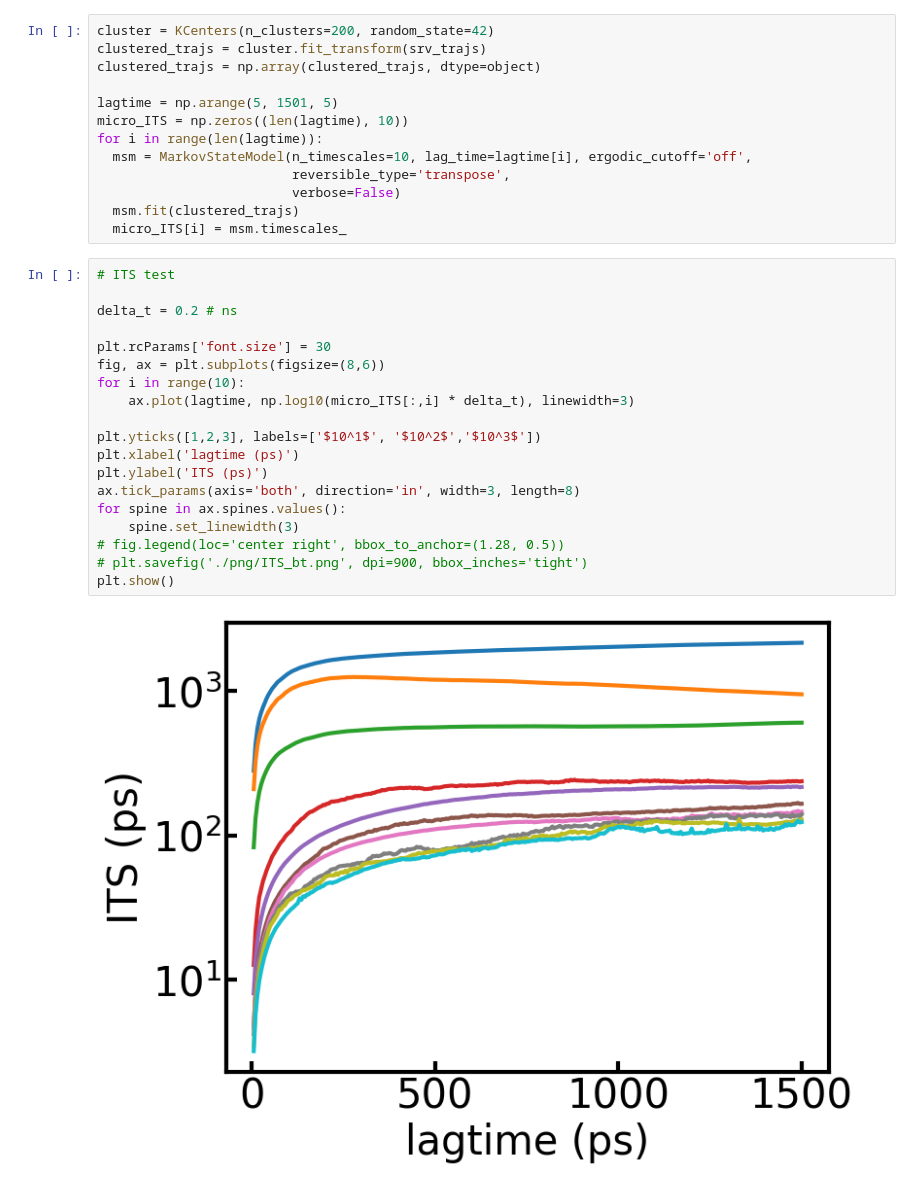
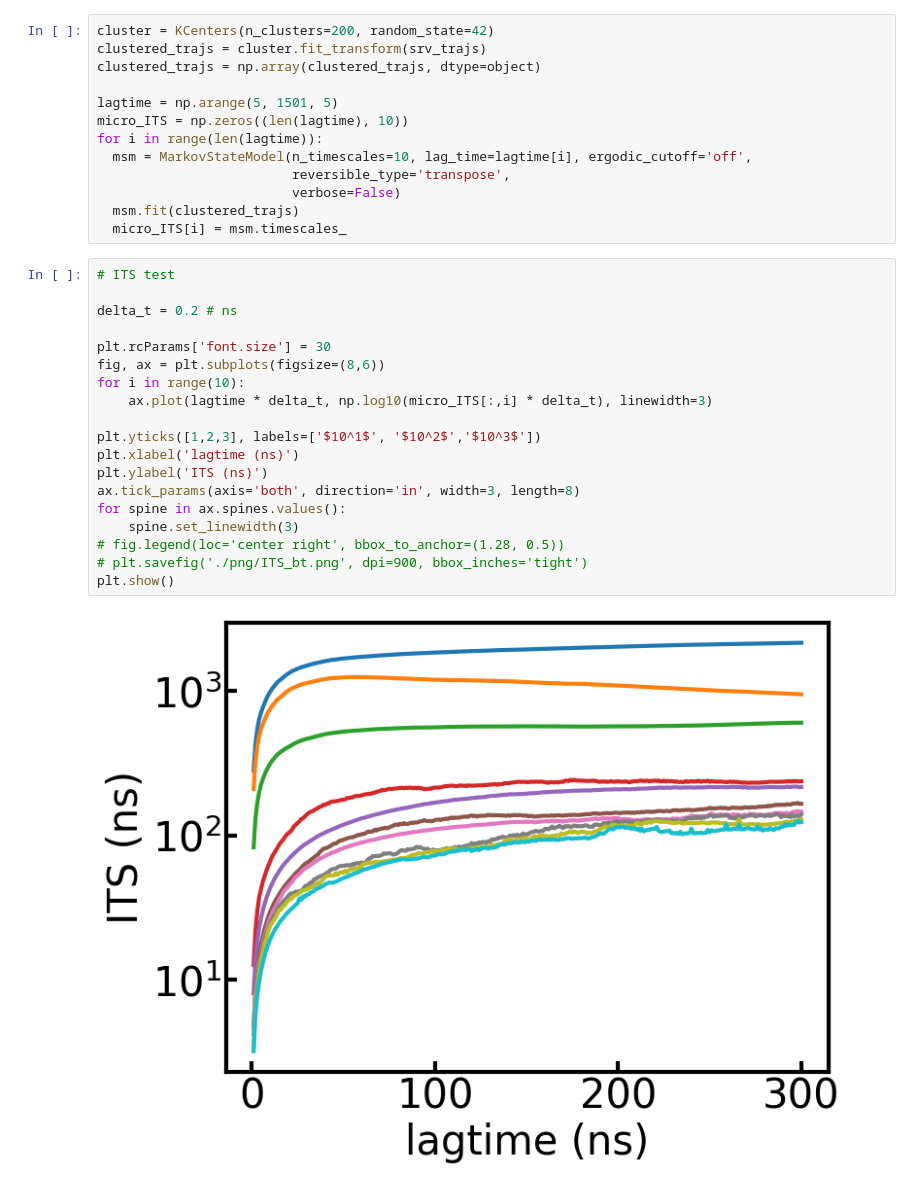
Before and after one commit to xuhuihuang/GME_tutorials, a Jupyter notebook: workshop-scripts/villin_headpiece_SRVs.ipynb, the cells around one changed output. Saved outputs shown, nothing was run; the diff lists cells and outputs as text.

```diff
--- a/workshop-scripts/villin_headpiece_SRVs.ipynb
+++ b/workshop-scripts/villin_headpiece_SRVs.ipynb
@@ -129,21 +129,21 @@ for i in range(len(lagtime)):
 # %%
 # ITS test
 
 delta_t = 0.2 # ns
 
 plt.rcParams['font.size'] = 30
 fig, ax = plt.subplots(figsize=(8,6))
 for i in range(10):
-    ax.plot(lagtime, np.log10(micro_ITS[:,i] * delta_t), linewidth=3)
+    ax.plot(lagtime * delta_t, np.log10(micro_ITS[:,i] * delta_t), linewidth=3)
 
 plt.yticks([1,2,3], labels=['$10^1$', '$10^2$','$10^3$'])
-plt.xlabel('lagtime (ps)')
-plt.ylabel('ITS (ps)')
+plt.xlabel('lagtime (ns)')
+plt.ylabel('ITS (ns)')
 ax.tick_params(axis='both', direction='in', width=3, length=8)
 for spine in ax.spines.values():
     spine.set_linewidth(3)
 # fig.legend(loc='center right', bbox_to_anchor=(1.28, 0.5))
 # plt.savefig('./png/ITS_bt.png', dpi=900, bbox_inches='tight')
 plt.show()
 # %% [output]
-[figure, old version]
+[figure, new version]
```
Also changed, not shown: parts of 2 cells of this notebook.
